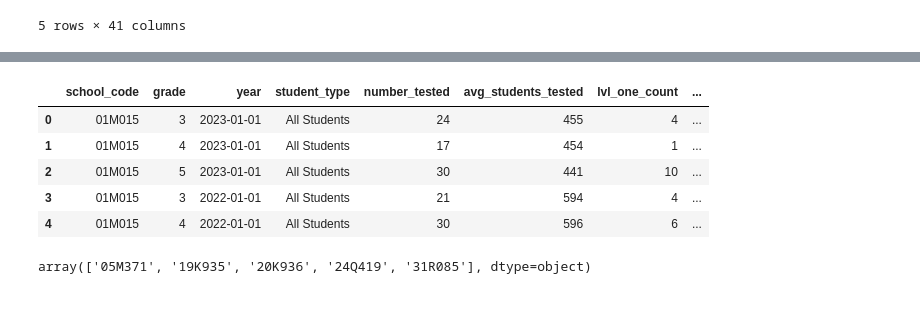
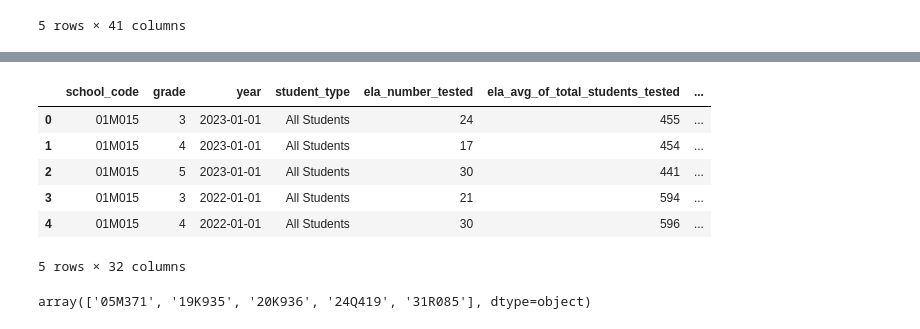
Before and after one commit to kazirshahria/school_performances, a Jupyter notebook: data_pipeline.ipynb, the cells around one changed output, grey strips where cells are left out. Drawn from its saved outputs; the diff is of its cells as text; code cells hidden in the pictures.

```diff
--- a/data_pipeline.ipynb
+++ b/data_pipeline.ipynb
@@ -105,0 +108,21 @@ df.head()
+# %%
+# Fix the column names for Math
+new_columns_math = {
+    "geographic_division": "school_code",
+    "student_category": "student_type",
+    "number_tested": "math_number_tested",
+    "mean_scale_score": "math_avg_of_total_students_tested",
+    "num_level_1": "math_lvl_one_count",
+    "pct_level_1": "math_lvl_one_pct",
+    "num_level_2": "math_lvl_two_count",
+    "pct_level_2": "math_lvl_two_pct",
+    "num_level_3": "math_lvl_three_count",
+    "pct_level_3": "math_lvl_three_pct",
+    "num_level_4": "math_lvl_four_count",
+    "pct_level_4": "math_lvl_four_pct",
+    "num_level_3_and_4": "math_lvl_three_and_four_count",
+    "pct_level_3_and_4": "math_lvl_three_and_four_pct"
+}
+
+math_df.rename(columns=new_columns_math, inplace=True)
+math_df.head()
@@ -126,2 +170,5 @@ df["year"] = pd.to_datetime(df["year"], format='%Y')
+# %%
+ela_df = fix_dtype(ela_df, True)
+math_df = fix_dtype(math_df, False)
 # %%
 # Dataframe Information
@@ -162,5 +229,5 @@ def get_school_borough(code: str):
         return "Staten Island"
 # %%
 # Get the Boroughs
-df["borough"] = df["school_code"].apply(get_school_borough)
-df.head()
+ela_df["borough"] = ela_df["school_code"].apply(get_school_borough)
+math_df["borough"] = math_df["school_code"].apply(get_school_borough)
@@ -174 +252,6 @@ df.head()
+# %%
+full_df = ela_df.merge(
+    math_df,
+    on=["school_code", "grade", "year", "student_type", "school_name", "borough"],
+)
 # %%
@@ -218,20 +301,20 @@ Index(['fiscal_year', 'system_code', 'location_code', 'location_name', 'beds',
       dtype='object')
 # %%
 # Merge the data by school code
-
-df_merged = df.merge(temp[["system_code", "longitude", "latitude"]],
+df_merged = full_df.merge(temp[["system_code", "longitude", "latitude"]],
          how="left",
          left_on="school_code",
          right_on="system_code")
 df_merged.drop(columns="system_code", inplace=True)
 df_merged.head()
 # %% [output]
-|  | school_code | grade | year | student_type | number_tested | avg_students_tested | lvl_one_count | ... |
-| 0 | 01M015 | 3 | 2023-01-01 | All Students | 24 | 455 | 4 | ... |
-| 1 | 01M015 | 4 | 2023-01-01 | All Students | 17 | 454 | 1 | ... |
-| 2 | 01M015 | 5 | 2023-01-01 | All Students | 30 | 441 | 10 | ... |
-| 3 | 01M015 | 3 | 2022-01-01 | All Students | 21 | 594 | 4 | ... |
-| 4 | 01M015 | 4 | 2022-01-01 | All Students | 30 | 596 | 6 | ... |
+|  | school_code | grade | year | student_type | ela_number_tested | ela_avg_of_total_students_tested | ... |
+| 0 | 01M015 | 3 | 2023-01-01 | All Students | 24 | 455 | ... |
+| 1 | 01M015 | 4 | 2023-01-01 | All Students | 17 | 454 | ... |
+| 2 | 01M015 | 5 | 2023-01-01 | All Students | 30 | 441 | ... |
+| 3 | 01M015 | 3 | 2022-01-01 | All Students | 21 | 594 | ... |
+| 4 | 01M015 | 4 | 2022-01-01 | All Students | 30 | 596 | ... |
+5 rows × 32 columns
 # %%
 # Check for NULL values
 df_merged[pd.isnull(df_merged["longitude"])].school_code.unique()
```
Also changed, not shown: parts of 19 cells of this notebook.
